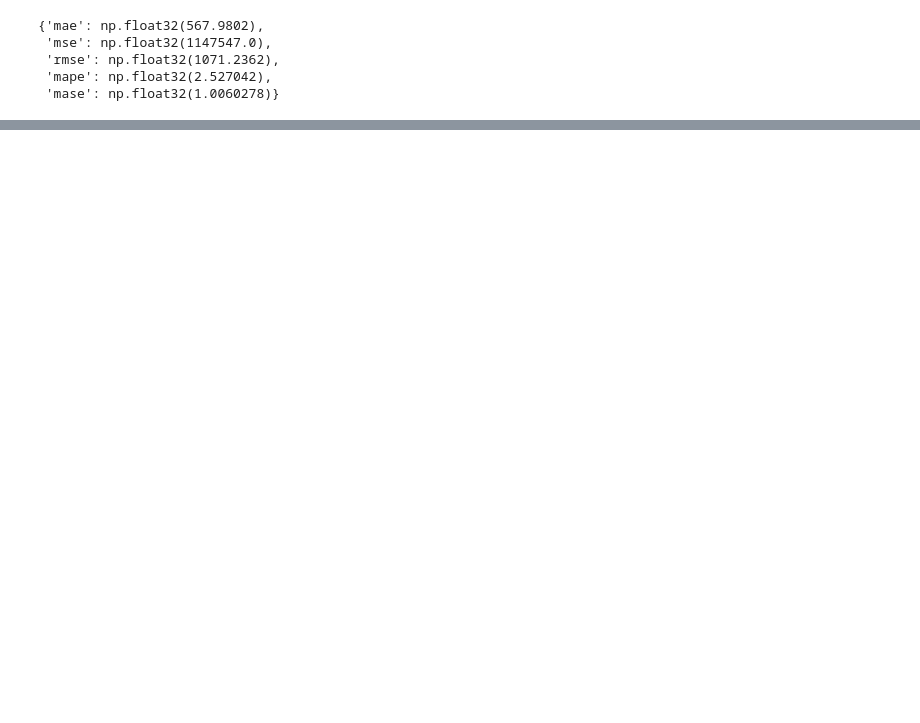
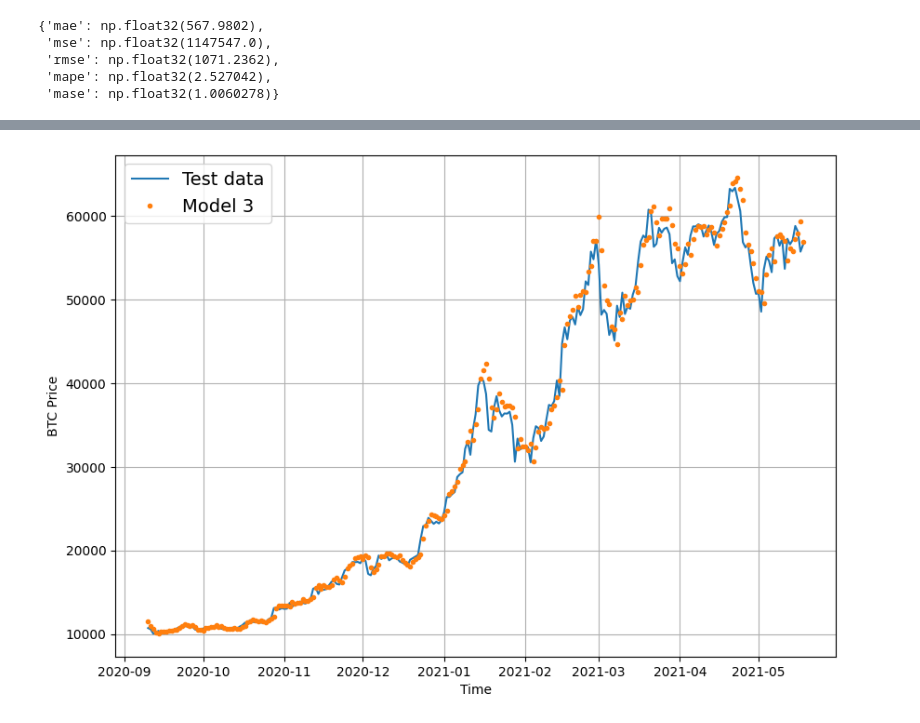
Before and after one commit to Prashanna-Raj-Pandit/NN-Time-series, a Jupyter notebook: BitPredict.ipynb, the cells around one changed output, grey strips where cells are left out. Saved outputs shown, nothing was run; the diff lists cells and outputs as text; code cells hidden in the pictures; blank space fills up the shorter version.

```diff
--- a/BitPredict.ipynb
+++ b/BitPredict.ipynb
@@ -532,0 +780,7 @@ plot_time_series(timesteps=x_test[-len(test_window):],values=model_1_preds,start
+# %%
+offset=300
+plt.figure(figsize=(10,7))
+plot_time_series(timesteps=x_test[-len(test_windows):],values=test_labels[:,0],start=offset,format="-",label="Test data")
+plot_time_series(timesteps=x_test[-len(test_windows):],values=tf.reduce_mean(model_3_preds,axis=1),start=offset,label="Model 3")
+# %% [output]
+[figure, added]
```
Also changed, not shown: parts of 37 cells of this notebook.
